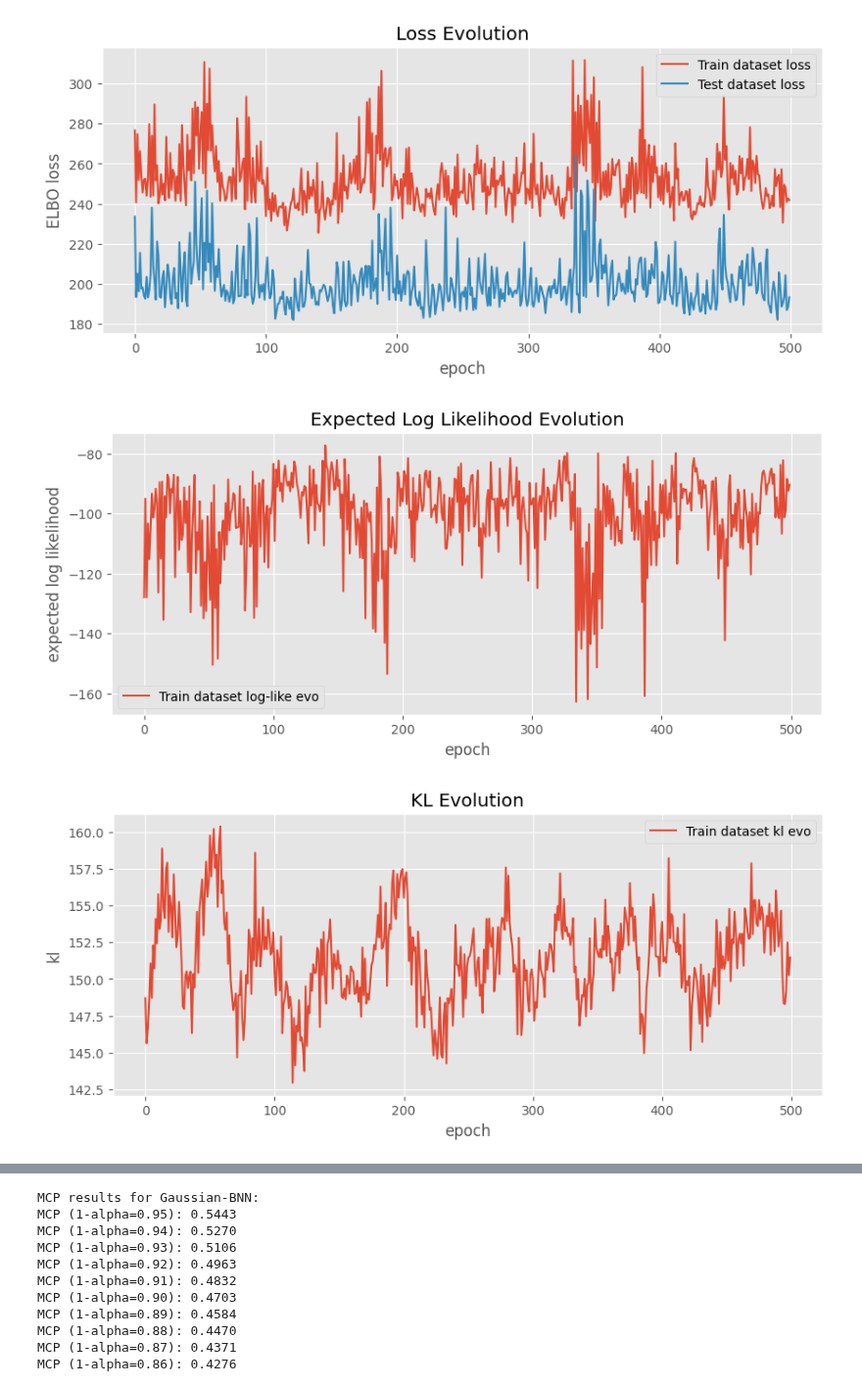
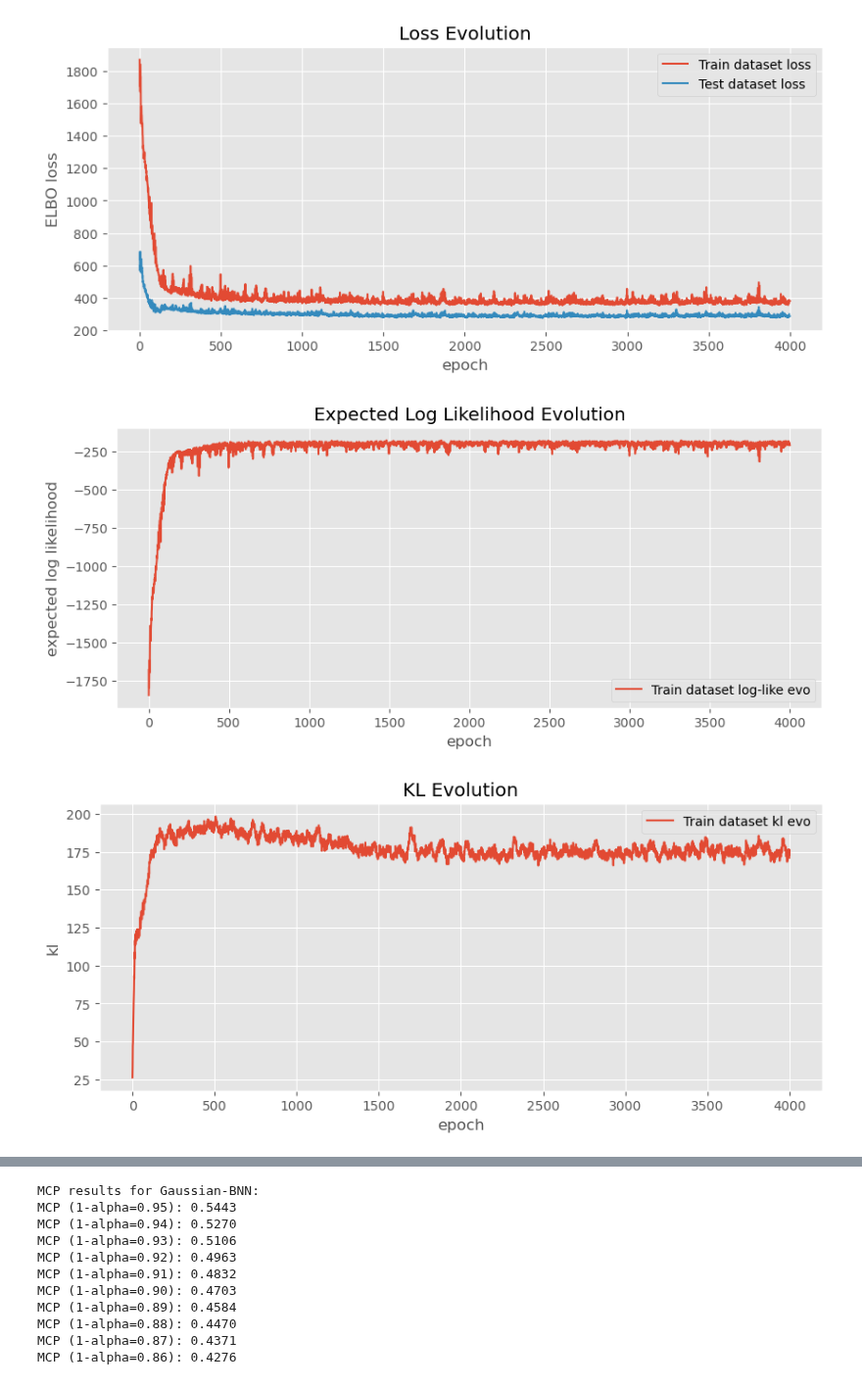
Before and after one commit to Marco-Gal/Bayesian-Neural-Network-Project, a Jupyter notebook: t distribution toy problems/Gaussian Training/Marco T.ipynb, the cells around one changed output, grey strips where cells are left out. Shown at 98% size. Cells and saved outputs as stored; diff of their text form; code cells hidden in the pictures.

```diff
--- a/t distribution toy problems/Gaussian Training/Marco T.ipynb
+++ b/t distribution toy problems/Gaussian Training/Marco T.ipynb
@@ -93,23 +93,23 @@ y_te = torch.FloatTensor(y_te).unsqueeze(-1)
 # %%
-alpha_values = np.arange(0.01, 1.0, 0.01)
-num_samples = 1000  # BNN posterior samples
-mseloss = nn.MSELoss()
+# alpha_values = np.arange(0.01, 1.0, 0.01)
+# num_samples = 1000  # BNN posterior samples
+# mseloss = nn.MSELoss()
 
-mcp_results_gaussian = {alpha: [] for alpha in alpha_values} #  Store MCP for each alpha
-mcp_results_t = {alpha: [] for alpha in alpha_values}
-mcp_results_lap = {alpha: [] for alpha in alpha_values}
-mcp_results_mix = {alpha: [] for alpha in alpha_values}
+# mcp_results_gaussian = {alpha: [] for alpha in alpha_values} #  Store MCP for each alpha
+# mcp_results_t = {alpha: [] for alpha in alpha_values}
+# mcp_results_lap = {alpha: [] for alpha in alpha_values}
+# mcp_results_mix = {alpha: [] for alpha in alpha_values}
 
-mse_gaussian = []
-mse_t = []
-mse_lap = []
-mse_mix = []
+# mse_gaussian = []
+# mse_t = []
+# mse_lap = []
+# mse_mix = []
 
-noise = 0.3
+# noise = 0.3
 
-# large test set
-x_te_dense = torch.FloatTensor(np.linspace(-1, 1, 1000)).unsqueeze(-1)
-true_mean = normalised_ground_truth(x_te_dense)  # True function values
+# # large test set
+# x_te_dense = torch.FloatTensor(np.linspace(-1, 1, 1000)).unsqueeze(-1)
+# true_mean = normalised_ground_truth(x_te_dense)  # True function values
 # %%
 class GaussianMeanFieldLayer(nn.Module):
     """Represents a mean-field Gaussian distribution over each layer of the network."""
@@ -1069,7 +1069,7 @@ tr_mse_loss_evo = []
 te_mse_loss_evo = []
 aux_loss = nn.MSELoss()
 
-epochs = 500
+epochs = 4000
 
 
 for epoch in tqdm(range(epochs)):  # epochs
@@ -1093,33 +1093,33 @@ plt.rcParams["figure.figsize"] = (10, 4)
 plt.plot(tr_loss_evo, label='Train dataset loss')
 plt.plot(te_loss_evo, label='Test dataset loss')
 plt.ylabel('ELBO loss')
 plt.xlabel('epoch')
 plt.legend()
 plt.title('Loss Evolution')
 plt.show()
 
 plt.plot(tr_ll_evo, label='Train dataset log-like evo')
 plt.ylabel('expected log likelihood')
 plt.xlabel('epoch')
 plt.legend()
 plt.title('Expected Log Likelihood Evolution')
 plt.show()
 
 plt.plot(tr_kl_evo, label='Train dataset kl evo')
 plt.ylabel('kl')
 plt.xlabel('epoch')
 plt.legend()
 plt.title('KL Evolution')
 plt.show()
 
 plt.plot(tr_mse_loss_evo, label='Train dataset')
 plt.plot(te_mse_loss_evo, label='Test dataset')
 plt.ylabel('MSE')
 plt.xlabel('epoch')
 plt.legend()
 plt.title('MSE Evolution')
 plt.show()
 # %% [output]
-[figure, old version]
+[figure, new version]
-[figure, old version]
+[figure, new version]
-[figure, old version]
+[figure, new version]
```
Also changed, not shown: parts of 11 cells of this notebook, 5 other files.
